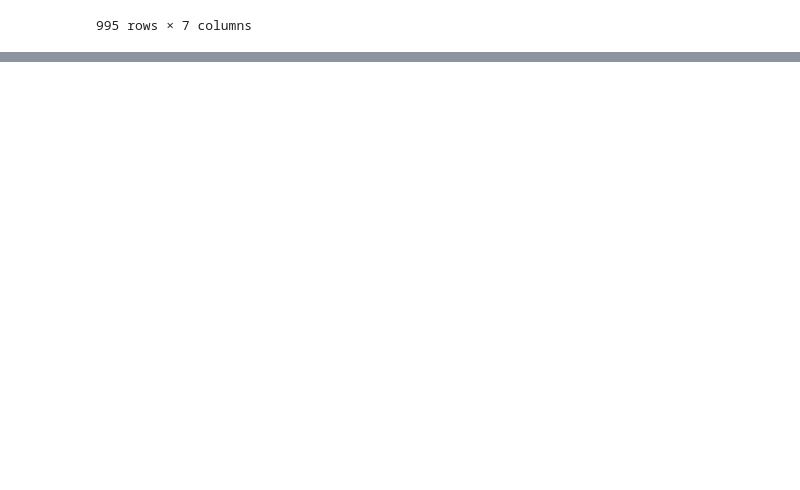
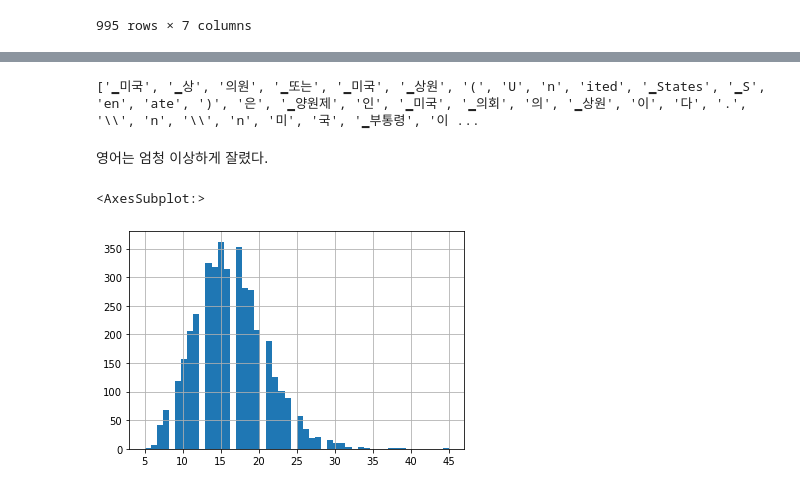
Before and after one commit to bcaitech1/p3-mrc-mr5, a Jupyter notebook: jaepil/code/EDA.ipynb, the cells around one changed output, grey strips where cells are left out. Saved outputs shown, nothing was run; the diff lists cells and outputs as text; code cells hidden in the pictures; blank space fills up the shorter version.

```diff
--- a/jaepil/code/EDA.ipynb
+++ b/jaepil/code/EDA.ipynb
@@ -343,0 +444,3 @@ id_1_df
+# %%
+tk = Pororo(task='tokenization', lang='ko', model='mecab.bpe32k.ko')
+tk
@@ -343,0 +500,5 @@ id_1_df
+# %%
+%%time
+
+train_tk_question = train_df.question.apply(tk)
+train_tk_context = train_df.context.apply(tk)
@@ -343,0 +508,14 @@ id_1_df
+# %%
+print(train_tk_context[0])
+# %% [output]
+['▁미국', '▁상', '의원', '▁또는', '▁미국', '▁상원', '(', 'U', 'n', 'ited', '▁States', '▁S', 'en', 'ate', ')', '은', '▁양원제', '인', '▁미국', '▁의회', '의', '▁상원', '이', '다', '.', '\\', 'n', '\\', 'n', '미', '국', '▁부통령', '이 ...
+# %% [markdown]
+영어는 엄청 이상하게 잘렸다.
+# %%
+train_tk_question_len = train_tk_question.apply(len)
+train_tk_context_len = train_tk_context.apply(len)
+# %%
+train_tk_question_len.hist(bins=50)
+# %% [output]
+<AxesSubplot:>
+[figure, added]
```
Also changed, not shown: parts of 29 cells of this notebook.
